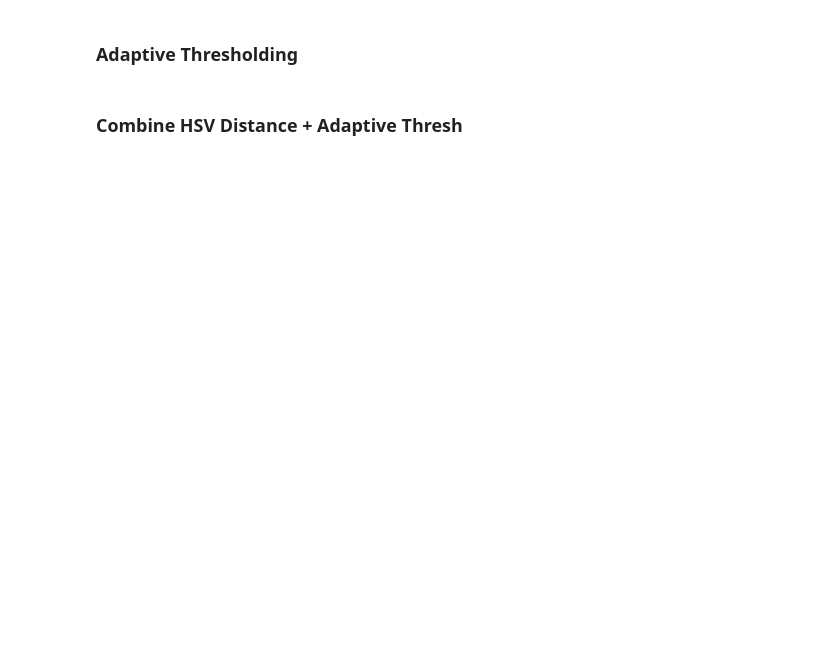
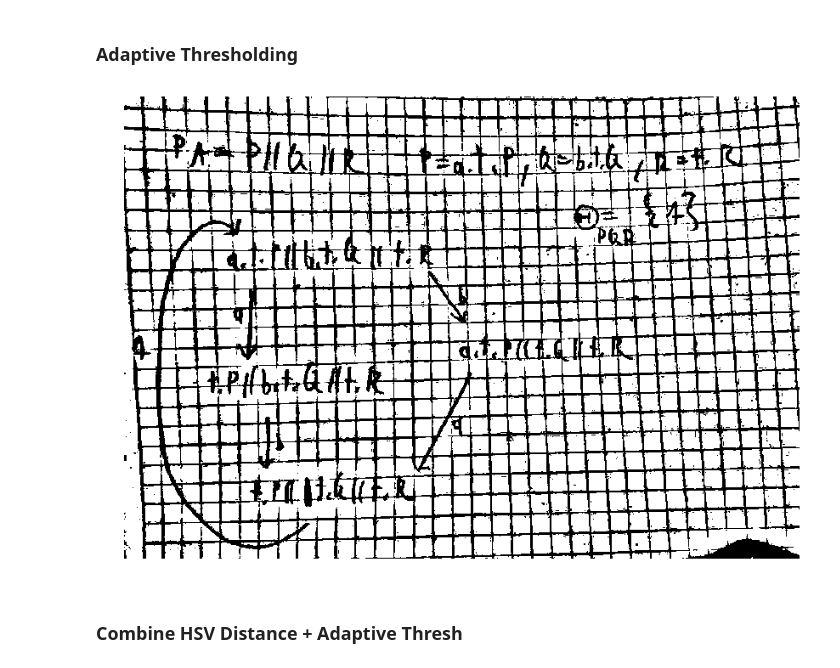
Before and after one commit to lukasbindreiter/white-brush, a Jupyter notebook: notebooks/Background Extraction.ipynb, the cells around one changed output. Saved outputs shown, nothing was run; the diff lists cells and outputs as text; code cells hidden in the pictures; blank space fills up the shorter version.

```diff
--- a/notebooks/Background Extraction.ipynb
+++ b/notebooks/Background Extraction.ipynb
@@ -48,3 +48,8 @@ show_img(adaptive_thresh)
+# %%
+adaptive_thresh = adaptive_threshold(img, 51, 3)
+show_img(adaptive_thresh)
+# %% [output]
+[figure, added]
 # %% [markdown]
 ### Combine HSV Distance + Adaptive Thresh
 # %%
```
Also changed, not shown: parts of 16 cells of this notebook, 12 other files.
